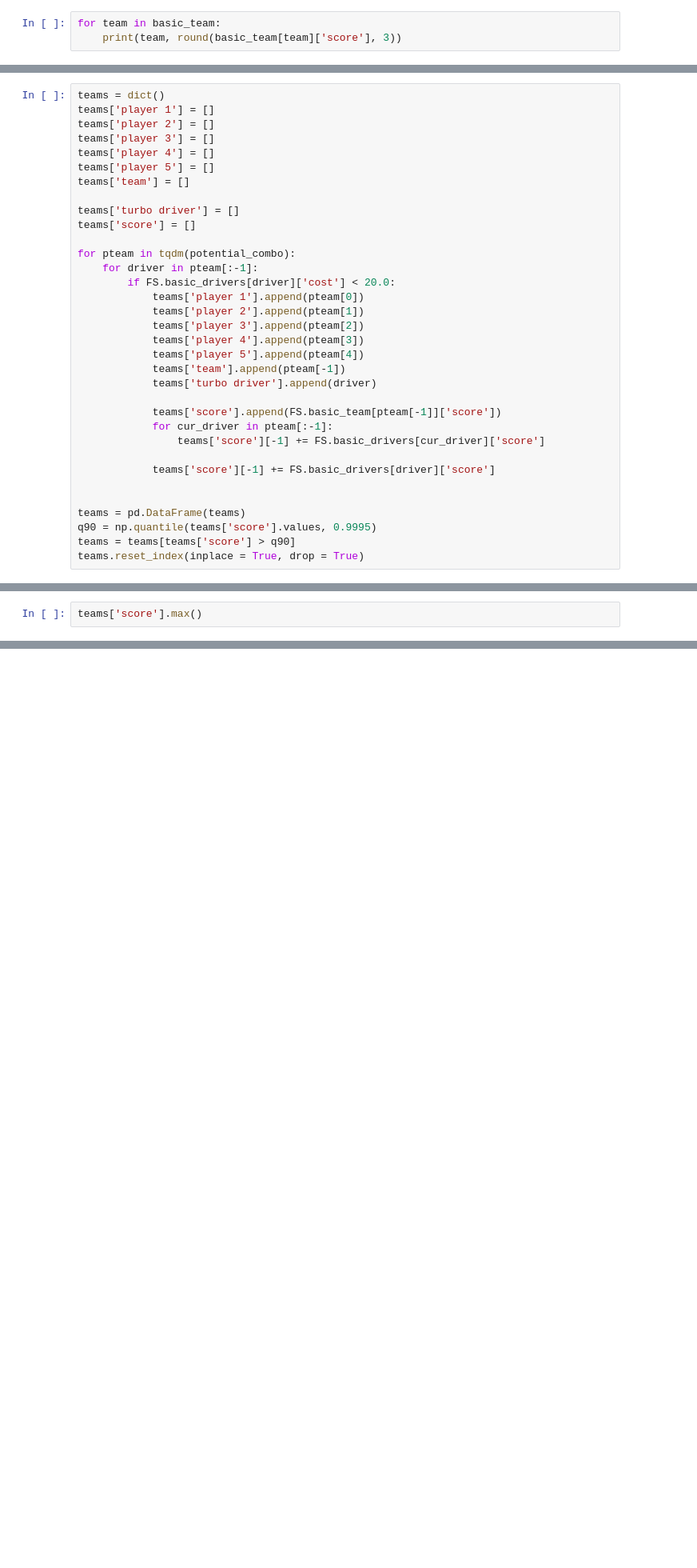
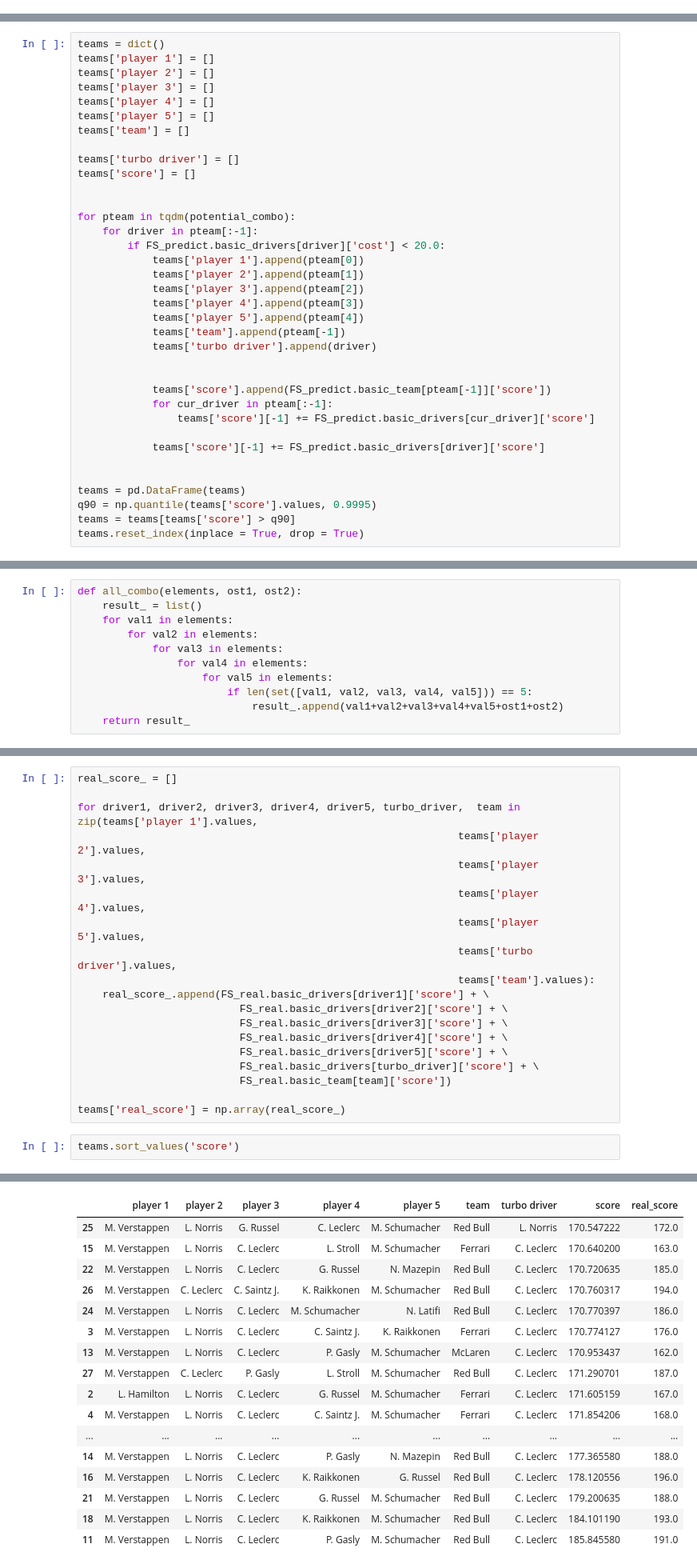
Before and after one commit to StanislavLeet/Fantasy_Formula, a Jupyter notebook: Fantasy Formula.ipynb, the cells around one changed output, grey strips where cells are left out. Shown at 80% size. Saved outputs shown, nothing was run; the diff lists cells and outputs as text; blank space fills up the shorter version.

```diff
--- a/Fantasy Formula.ipynb
+++ b/Fantasy Formula.ipynb
@@ -443,3 +0,0 @@ N. Latifi 10.64
-# %%
-for team in basic_team:
-    print(team, round(basic_team[team]['score'], 3))
@@ -1060,9 +846,10 @@ teams['team'] = []
 teams['turbo driver'] = []
 teams['score'] = []
 
+
 for pteam in tqdm(potential_combo):
     for driver in pteam[:-1]:
-        if FS.basic_drivers[driver]['cost'] < 20.0:
+        if FS_predict.basic_drivers[driver]['cost'] < 20.0:
             teams['player 1'].append(pteam[0])
             teams['player 2'].append(pteam[1])
             teams['player 3'].append(pteam[2])
@@ -1071,11 +858,12 @@ for pteam in tqdm(potential_combo):
             teams['team'].append(pteam[-1])
             teams['turbo driver'].append(driver)
 
-            teams['score'].append(FS.basic_team[pteam[-1]]['score'])
+
+            teams['score'].append(FS_predict.basic_team[pteam[-1]]['score'])
             for cur_driver in pteam[:-1]:
-                teams['score'][-1] += FS.basic_drivers[cur_driver]['score']
+                teams['score'][-1] += FS_predict.basic_drivers[cur_driver]['score']
 
-            teams['score'][-1] += FS.basic_drivers[driver]['score']
+            teams['score'][-1] += FS_predict.basic_drivers[driver]['score']
 
 
 teams = pd.DataFrame(teams)
@@ -1086,0 +909,11 @@ teams.reset_index(inplace = True, drop = True)
+# %%
+def all_combo(elements, ost1, ost2):
+    result_ = list()
+    for val1 in elements:
+        for val2 in elements:
+            for val3 in elements:
+                for val4 in elements:
+                    for val5 in elements:
+                        if len(set([val1, val2, val3, val4, val5])) == 5:
+                            result_.append(val1+val2+val3+val4+val5+ost1+ost2)
+    return result_
@@ -1087,3 +949,22 @@ teams.reset_index(inplace = True, drop = True)
+# %%
+real_score_ = []
+
+for driver1, driver2, driver3, driver4, driver5, turbo_driver,  team in zip(teams['player 1'].values,
+                                                             teams['player 2'].values,
+                                                             teams['player 3'].values,
+                                                             teams['player 4'].values,
+                                                             teams['player 5'].values,
+                                                             teams['turbo driver'].values,
+                                                             teams['team'].values):
+    real_score_.append(FS_real.basic_drivers[driver1]['score'] + \
+                          FS_real.basic_drivers[driver2]['score'] + \
+                          FS_real.basic_drivers[driver3]['score'] + \
+                          FS_real.basic_drivers[driver4]['score'] + \
+                          FS_real.basic_drivers[driver5]['score'] + \
+                          FS_real.basic_drivers[turbo_driver]['score'] + \
+                          FS_real.basic_team[team]['score'])
+
+teams['real_score'] = np.array(real_score_)
 # %%
-teams['score'].max()
+teams.sort_values('score')
 # %% [output]
@@ -1090,0 +971,17 @@ teams['score'].max()
+|  | player 1 | player 2 | player 3 | player 4 | player 5 | team | turbo driver | score | real_score |
+| 25 | M. Verstappen | L. Norris | G. Russel | C. Leclerc | M. Schumacher | Red Bull | L. Norris | 170.547222 | 172.0 |
+| 15 | M. Verstappen | L. Norris | C. Leclerc | L. Stroll | M. Schumacher | Ferrari | C. Leclerc | 170.640200 | 163.0 |
+| 22 | M. Verstappen | L. Norris | C. Leclerc | G. Russel | N. Mazepin | Red Bull | C. Leclerc | 170.720635 | 185.0 |
+| 26 | M. Verstappen | C. Leclerc | C. Saintz J. | K. Raikkonen | M. Schumacher | Red Bull | C. Leclerc | 170.760317 | 194.0 |
+| 24 | M. Verstappen | L. Norris | C. Leclerc | M. Schumacher | N. Latifi | Red Bull | C. Leclerc | 170.770397 | 186.0 |
+| 3 | M. Verstappen | L. Norris | C. Leclerc | C. Saintz J. | K. Raikkonen | Ferrari | C. Leclerc | 170.774127 | 176.0 |
+| 13 | M. Verstappen | L. Norris | C. Leclerc | P. Gasly | M. Schumacher | McLaren | C. Leclerc | 170.953437 | 162.0 |
+| 27 | M. Verstappen | C. Leclerc | P. Gasly | L. Stroll | M. Schumacher | Red Bull | C. Leclerc | 171.290701 | 187.0 |
+| 2 | L. Hamilton | L. Norris | C. Leclerc | G. Russel | M. Schumacher | Ferrari | C. Leclerc | 171.605159 | 167.0 |
+| 4 | M. Verstappen | L. Norris | C. Leclerc | C. Saintz J. | M. Schumacher | Ferrari | C. Leclerc | 171.854206 | 168.0 |
+| ... | ... | ... | ... | ... | ... | ... | ... | ... | ... |
+| 14 | M. Verstappen | L. Norris | C. Leclerc | P. Gasly | N. Mazepin | Red Bull | C. Leclerc | 177.365580 | 188.0 |
+| 16 | M. Verstappen | L. Norris | C. Leclerc | K. Raikkonen | G. Russel | Red Bull | C. Leclerc | 178.120556 | 196.0 |
+| 21 | M. Verstappen | L. Norris | C. Leclerc | G. Russel | M. Schumacher | Red Bull | C. Leclerc | 179.200635 | 188.0 |
+| 18 | M. Verstappen | L. Norris | C. Leclerc | K. Raikkonen | M. Schumacher | Red Bull | C. Leclerc | 184.101190 | 193.0 |
+| 11 | M. Verstappen | L. Norris | C. Leclerc | P. Gasly | M. Schumacher | Red Bull | C. Leclerc | 185.845580 | 191.0 |
```
Also changed, not shown: parts of 70 cells of this notebook, 3 other files.
